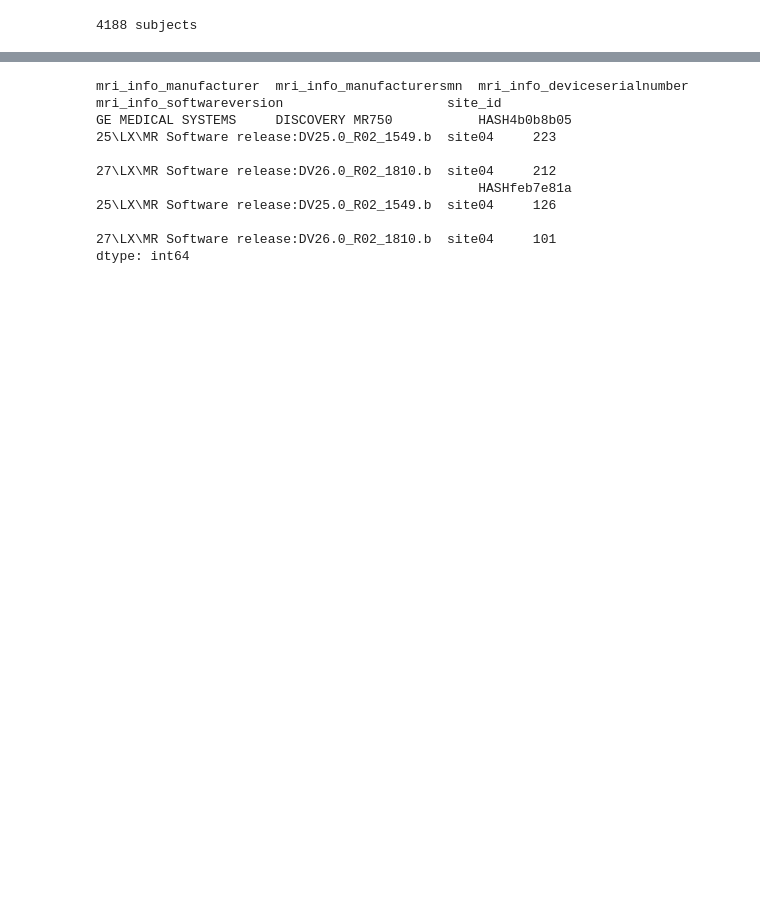
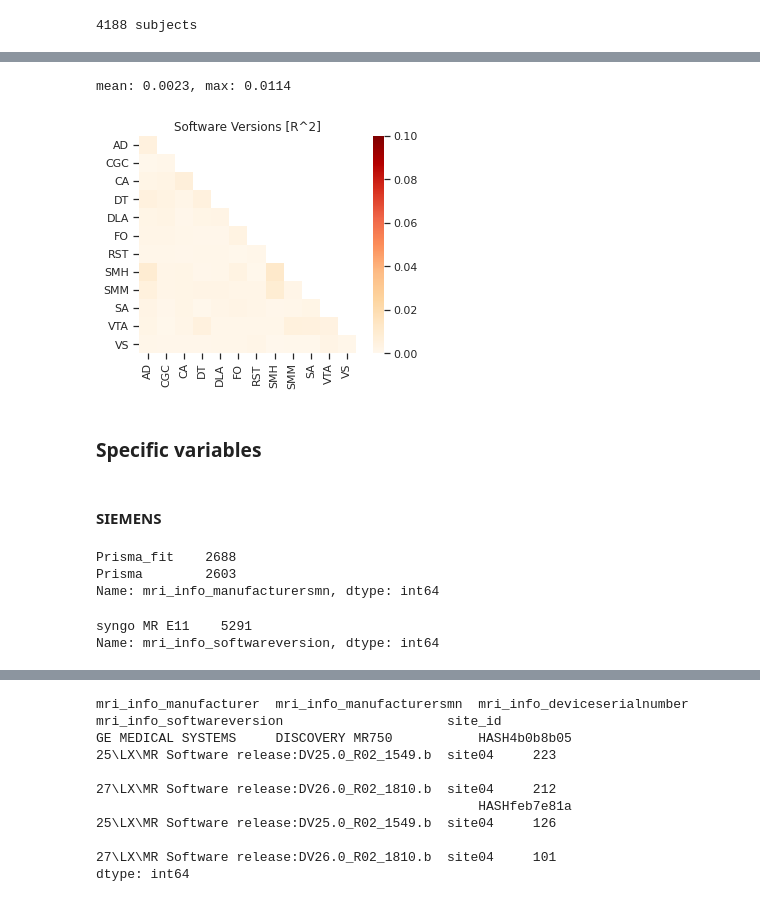
Before and after one commit to AKSoo/StructFunc, a Jupyter notebook: code/ConfoundEffects.ipynb, the cells around one changed output, grey strips where cells are left out. Cells and saved outputs as stored; diff of their text form; code cells hidden in the pictures; blank space fills up the shorter version.

```diff
--- a/code/ConfoundEffects.ipynb
+++ b/code/ConfoundEffects.ipynb
@@ -229,0 +110,16 @@ plt.show()
+# %%
+r2s = residresults['mri_info_softwareversion']['results'].apply(lambda r: r.rsquared)
+
+print(f'mean: {r2s.mean():.4f}, max: {r2s.max():.4f}')
+
+with sns.axes_style('ticks'):
+    ax = plotting.plot_fcon(r2s, cmap='OrRd', vmax=0.10, vmin=0)
+ax.set_title('Software Versions [R^2]')
+plt.show()
+# %% [output]
+mean: 0.0023, max: 0.0114
+[figure, added]
+# %% [markdown]
+### Specific variables
+# %% [markdown]
+#### SIEMENS
@@ -229,0 +128,11 @@ plt.show()
+# %%
+scan.loc[siemens_idx, 'mri_info_manufacturersmn'].value_counts()
+# %% [output]
+Prisma_fit    2688
+Prisma        2603
+Name: mri_info_manufacturersmn, dtype: int64
+# %%
+scan.loc[siemens_idx, 'mri_info_softwareversion'].value_counts()
+# %% [output]
+syngo MR E11    5291
+Name: mri_info_softwareversion, dtype: int64
```
Also changed, not shown: parts of 106 cells of this notebook, 1 other file.
